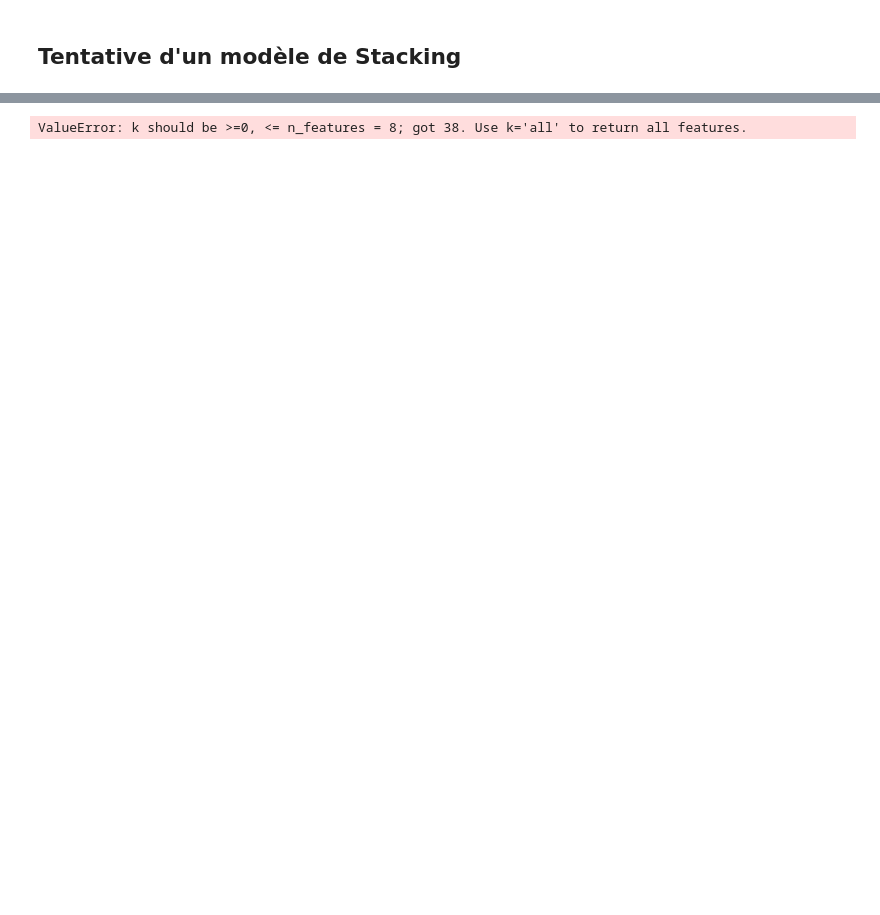
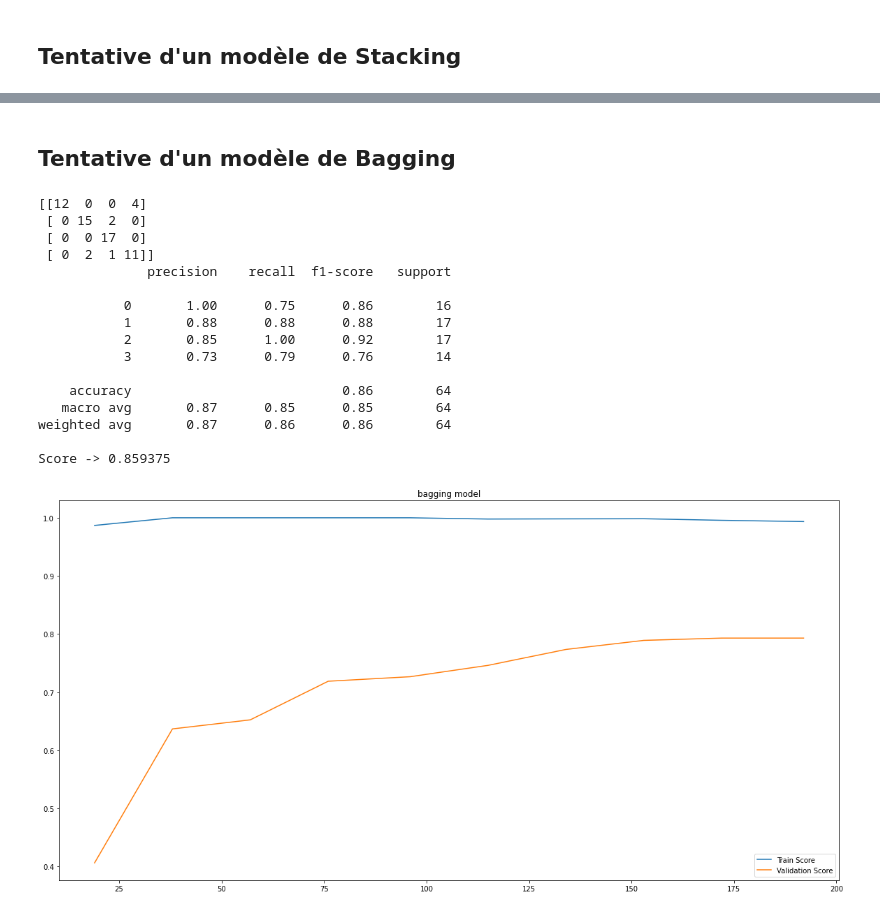
Before and after one commit to kamelhouchat/machine_learning_td, a Jupyter notebook: TD.ipynb, the cells around one changed output, grey strips where cells are left out. Saved outputs shown, nothing was run; the diff lists cells and outputs as text; code cells hidden in the pictures; blank space fills up the shorter version.

Commit message:
Add Stacking, Boosting, Voting, Baging models

```diff
--- a/TD.ipynb
+++ b/TD.ipynb
@@ -726,15 +433,41 @@ data_final.to_csv('prediction.csv', index=False, sep=',')
 # %% [markdown]
 ## Tentative d'un modèle de Stacking
 # %%
-model_svc = make_pipeline(preprocessor, MaxAbsScaler(), SVC(C=8, gamma=0.4, kernel='rbf'))
-model_random_forest = make_pipeline(preprocessor, RandomForestClassifier(
+model_svc = make_pipeline(MaxAbsScaler(), SVC(C=8, gamma=0.4, kernel='rbf', probability=True))
+model_svc.fit(X_train, y_train)
+
+model_random_forest = make_pipeline(RandomForestClassifier(
     n_estimators=1000, min_samples_split=2,
     min_samples_leaf=2, max_features='sqrt',
     max_depth=20, bootstrap=True
 ))
-model_logistic = make_pipeline(preprocessor, MaxAbsScaler(), LogisticRegression())
+model_random_forest.fit(X_train, y_train)
+
+model_logistic = make_pipeline(MaxAbsScaler(), LogisticRegression(
+    C=11.288378916846883, penalty='l2', solver='liblinear'
+))
+model_logistic.fit(X_train, y_train)
+
+model_xgboost = make_pipeline(XGBClassifier(
+    colsample_bytree=0.8, gamma=0, learning_rate=0.09, max_depth=7,
+    min_child_weight=1, n_estimators=140, objective='binary:logistic',
+    reg_alpha=0.1, scale_pos_weight=1, seed=27, subsample=0.6
+))
+model_xgboost.fit(X_train, y_train)
+
+model_lgbm = make_pipeline(LGBMClassifier())
+model_lgbm.fit(X_train, y_train)
+
+model_gradient_boosting = make_pipeline(GradientBoostingClassifier(random_state=0))
+model_gradient_boosting.fit(X_train, y_train)
 
 from sklearn.ensemble import StackingClassifier
 
-model = StackingClassifier([('LogisticRegressor', model_logistic),
-                            ('SVM', model_svc)], final_estimator=model_random_forest)
+model_stacking = StackingClassifier([('LogisticRegressor', model_logistic),
+                            ('SVM', model_svc),
+                            ('RandomForest', model_random_forest),
+                            ('XGBoost', model_xgboost),
+                            ('lgbm', model_lgbm),
+                            ('gradient_boosting', model_gradient_boosting)], n_jobs=-1)#, final_estimator=model_random_forest)
+
+model = make_pipeline(preprocessor, model_stacking)
@@ -741,4 +484,3 @@ model = StackingClassifier([('LogisticRegressor', model_logistic),
 # %%
 model.fit(X_train, y_train)
+evaluation(model, 'stacking')
-# %% [output]
-ValueError: k should be >=0, <= n_features = 8; got 38. Use k='all' to return all features.
@@ -744,0 +500,27 @@ ValueError: k should be >=0, <= n_features = 8; got 38. Use k='all' to return al
+# %% [markdown]
+## Tentative d'un modèle de Bagging
+# %%
+from sklearn.ensemble import BaggingClassifier
+
+model_bagging = BaggingClassifier(base_estimator=model_svc, n_estimators=100, n_jobs=-1)
+
+model = make_pipeline(preprocessor, model_bagging)
+evaluation(model, 'bagging model')
+# %% [output]
+[[12  0  0  4]
+ [ 0 15  2  0]
+ [ 0  0 17  0]
+ [ 0  2  1 11]]
+              precision    recall  f1-score   support
+
+           0       1.00      0.75      0.86        16
+           1       0.88      0.88      0.88        17
+           2       0.85      1.00      0.92        17
+           3       0.73      0.79      0.76        14
+
+    accuracy                           0.86        64
+   macro avg       0.87      0.85      0.85        64
+weighted avg       0.87      0.86      0.86        64
+
+Score -> 0.859375
+[figure, added]
```
Also changed, not shown: parts of 38 cells of this notebook.
